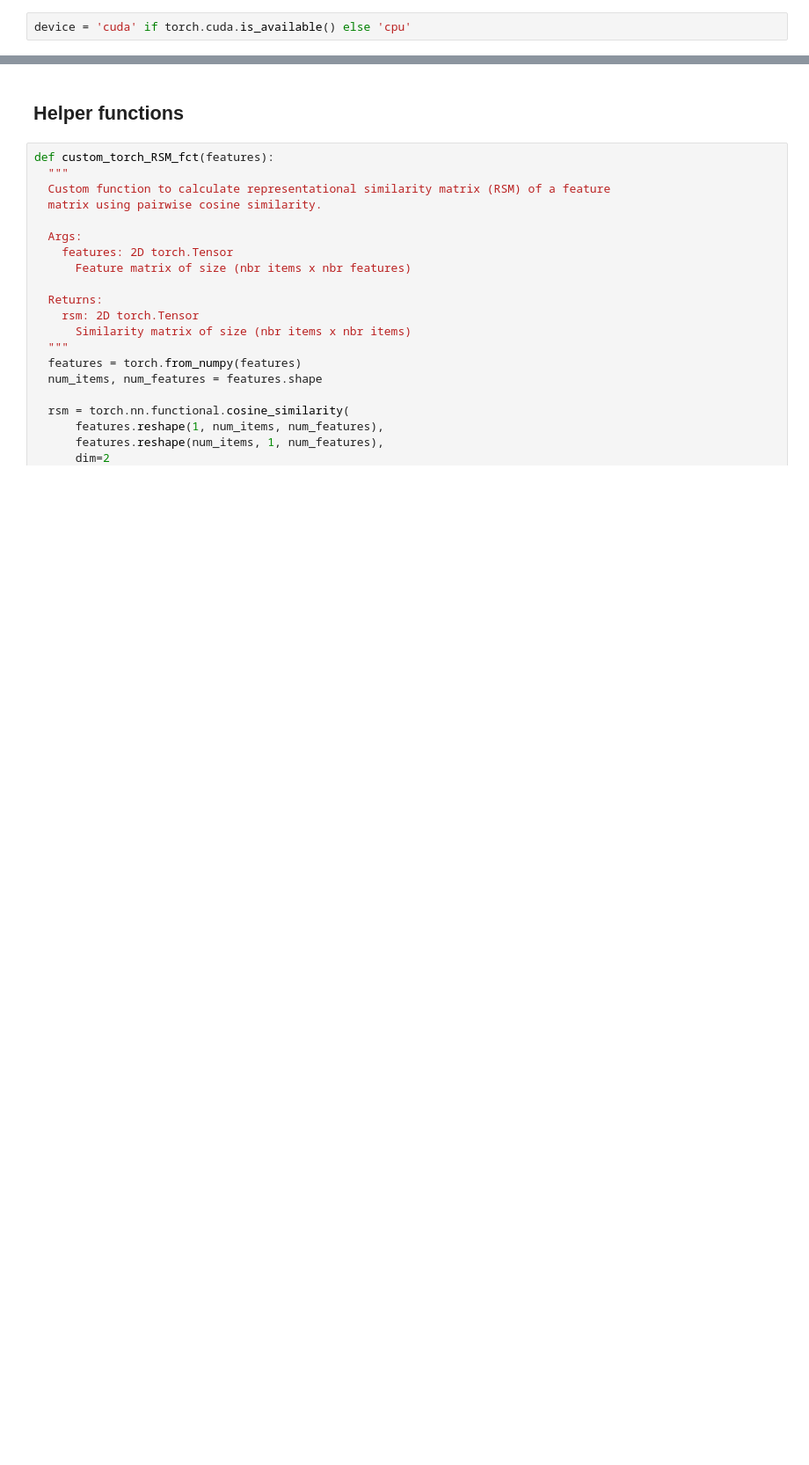
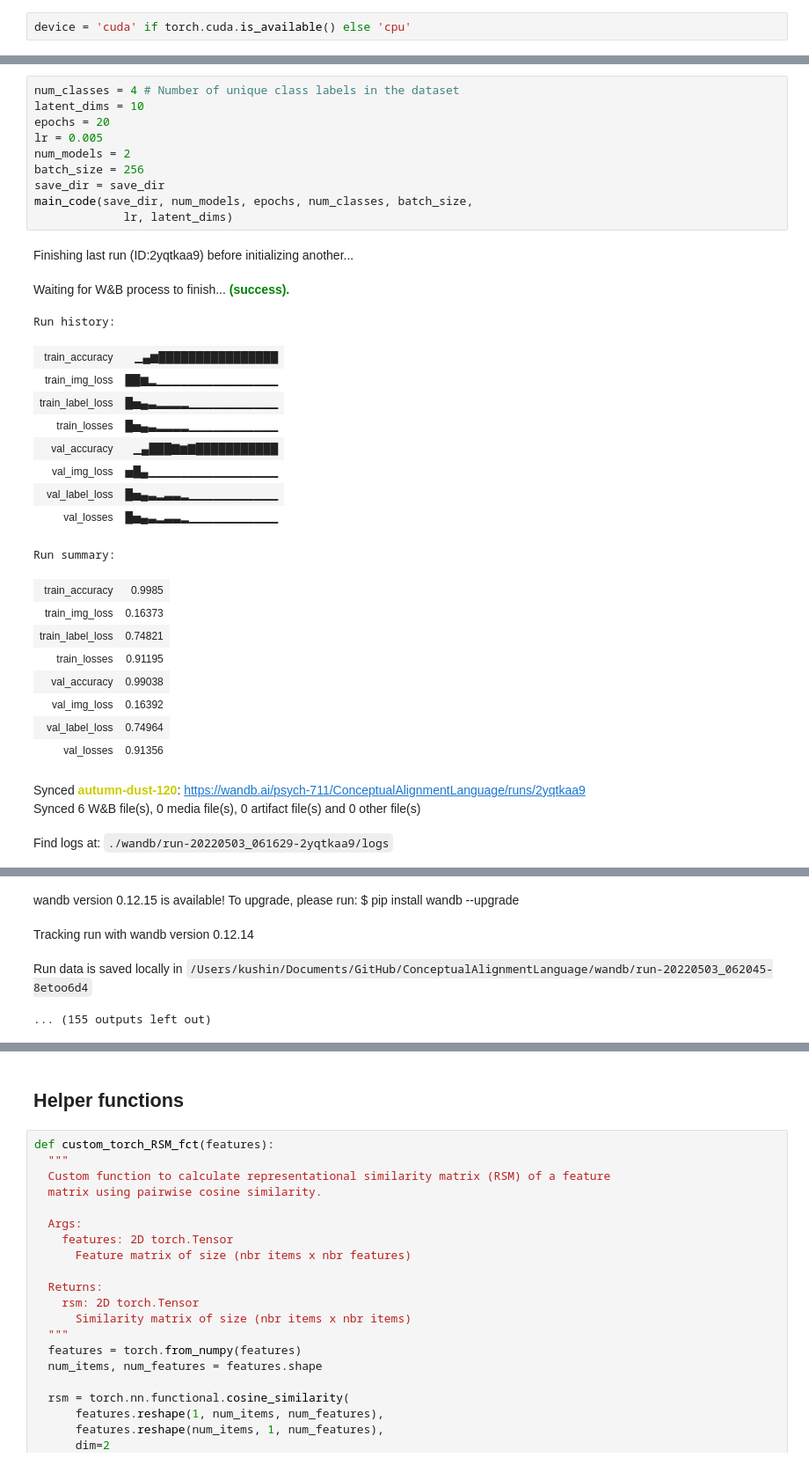
Before and after one commit to siddsuresh97/ConceptualAlignmentLanguage, a Jupyter notebook: autoencoder_with_labels_working.ipynb, the cells around one changed output, grey strips where cells are left out. Shown at 88% size. Drawn from its saved outputs; the diff is of its cells as text; blank space fills up the shorter version.

```diff
--- a/autoencoder_with_labels_working.ipynb
+++ b/autoencoder_with_labels_working.ipynb
@@ -671,0 +518,34 @@ def plot_reconstructed_with_labels(autoencoder,random_labels, r0,
+# %%
+num_classes = 4 # Number of unique class labels in the dataset
+latent_dims = 10
+epochs = 20
+lr = 0.005
+num_models = 2
+batch_size = 256
+save_dir = save_dir
+main_code(save_dir, num_models, epochs, num_classes, batch_size,
+             lr, latent_dims)
+# %% [output]
+Finishing last run (ID:2yqtkaa9) before initializing another...
+Waiting for W&B process to finish... (success).
+Run history:
+| train_accuracy | ▁▄▆████████████████ |
+| train_img_loss | ██▆▂▁▁▁▁▁▁▁▁▁▁▁▁▁▁▁ |
+| train_label_loss | █▅▄▃▂▂▂▂▁▁▁▁▁▁▁▁▁▁▁ |
+| train_losses | █▅▄▃▂▂▂▂▁▁▁▁▁▁▁▁▁▁▁ |
+| val_accuracy | ▁▄███▇▆▇███████████ |
+| val_img_loss | ▅█▄▁▁▁▁▁▁▁▁▁▁▁▁▁▁▁▁ |
+| val_label_loss | █▅▄▃▂▃▃▂▁▁▁▁▁▁▁▁▁▁▁ |
+| val_losses | █▅▄▃▂▃▃▂▁▁▁▁▁▁▁▁▁▁▁ |
+Run summary:
+| train_accuracy | 0.9985 |
+| train_img_loss | 0.16373 |
+| train_label_loss | 0.74821 |
+| train_losses | 0.91195 |
+| val_accuracy | 0.99038 |
+| val_img_loss | 0.16392 |
+| val_label_loss | 0.74964 |
+| val_losses | 0.91356 |
+Synced autumn-dust-120: https://wandb.ai/psych-711/ConceptualAlignmentLanguage/runs/2yqtkaa9
+Synced 6 W&B file(s), 0 media file(s), 0 artifact file(s) and 0 other file(s)
+Find logs at: ./wandb/run-20220503_061629-2yqtkaa9/logs
@@ -671,0 +553,4 @@ def plot_reconstructed_with_labels(autoencoder,random_labels, r0,
+wandb version 0.12.15 is available! To upgrade, please run: $ pip install wandb --upgrade
+Tracking run with wandb version 0.12.14
+Run data is saved locally in /Users/kushin/Documents/GitHub/ConceptualAlignmentLanguage/wandb/run-20220503_062045-8etoo6d4
+... (155 outputs left out)
```
Also changed, not shown: parts of 43 cells of this notebook.
